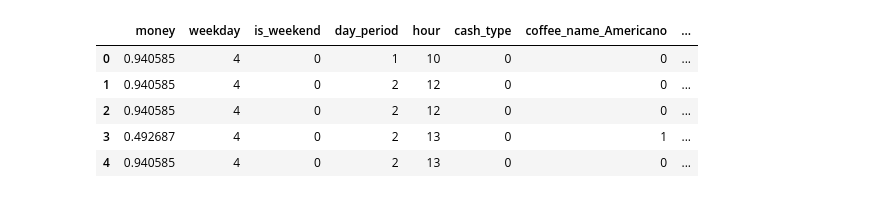
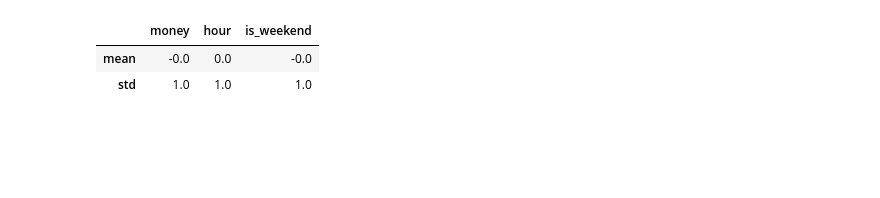
Before and after one commit to viniciusjomori/IFSP-Data-Science, a Jupyter notebook: 02_clustering.ipynb, the cells around one changed output. Cells and saved outputs as stored; diff of their text form; code cells hidden in the pictures; blank space fills up the shorter version.

```diff
--- a/02_clustering.ipynb
+++ b/02_clustering.ipynb
@@ -9,29 +13,34 @@ Output: `03_clustered.csv`
 # %%
 from pathlib import Path
 
 import matplotlib.pyplot as plt
 import pandas as pd
 import seaborn as sns
 from sklearn.cluster import KMeans
-from sklearn.decomposition import PCA
-from sklearn.metrics import davies_bouldin_score, silhouette_score
+from sklearn.metrics import silhouette_score
 from sklearn.preprocessing import StandardScaler
 
 sns.set_theme(style="whitegrid", context="notebook")
 RANDOM_STATE = 42
 K_RANGE = range(2, 11)
 CHOSEN_K = 3
-BEHAVIOR_COLS = ["money", "weekday", "is_weekend", "day_period", "hour", "cash_type"]
-CLUSTER_ORDER = ["Weekday morning", "Weekday evening", "Weekend"]
+FEATURE_COLS = ["money", "hour", "is_weekend"]
+CLUSTER_ORDER = ["Dia útil — manhã", "Dia útil — tarde/noite", "Fim de semana"]
 PALETTE = dict(zip(CLUSTER_ORDER, sns.color_palette("Set2", 3)))
+FIGURE_DIR = Path("figures")
+FIGURE_DIR.mkdir(exist_ok=True)
 
 df = pd.read_csv("02_normalized.csv")
-coffee_cols = [c for c in df.columns if c.startswith("coffee_name_")]
-df.head()
+coffee_cols = [column for column in df.columns if column.startswith("coffee_name_")]
+
+assert len(df) == 3636
+assert df[FEATURE_COLS].isna().sum().sum() == 0
+assert df[coffee_cols].sum(axis=1).eq(1).all()
+
+scaler = StandardScaler()
+X = scaler.fit_transform(df[FEATURE_COLS])
+pd.DataFrame(X, columns=FEATURE_COLS).agg(["mean", "std"]).round(3)
 # %% [output]
-|  | money | weekday | is_weekend | day_period | hour | cash_type | coffee_name_Americano | ... |
-| 0 | 0.940585 | 4 | 0 | 1 | 10 | 0 | 0 | ... |
-| 1 | 0.940585 | 4 | 0 | 2 | 12 | 0 | 0 | ... |
-| 2 | 0.940585 | 4 | 0 | 2 | 12 | 0 | 0 | ... |
-| 3 | 0.492687 | 4 | 0 | 2 | 13 | 0 | 1 | ... |
-| 4 | 0.940585 | 4 | 0 | 2 | 13 | 0 | 0 | ... |
+|  | money | hour | is_weekend |
+| mean | -0.0 | 0.0 | -0.0 |
+| std | 1.0 | 1.0 | 1.0 |
```
Also changed, not shown: parts of 31 cells of this notebook, 13 other files.
